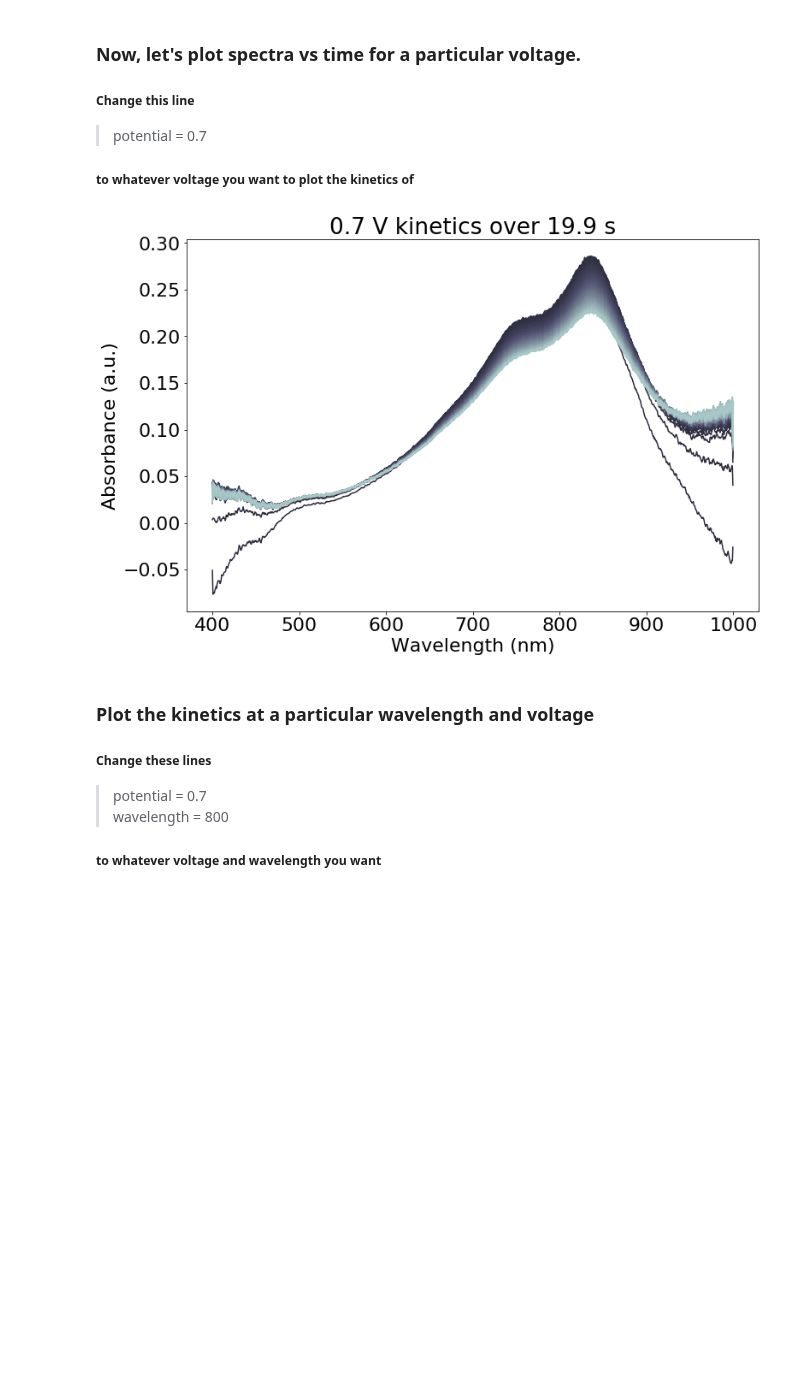
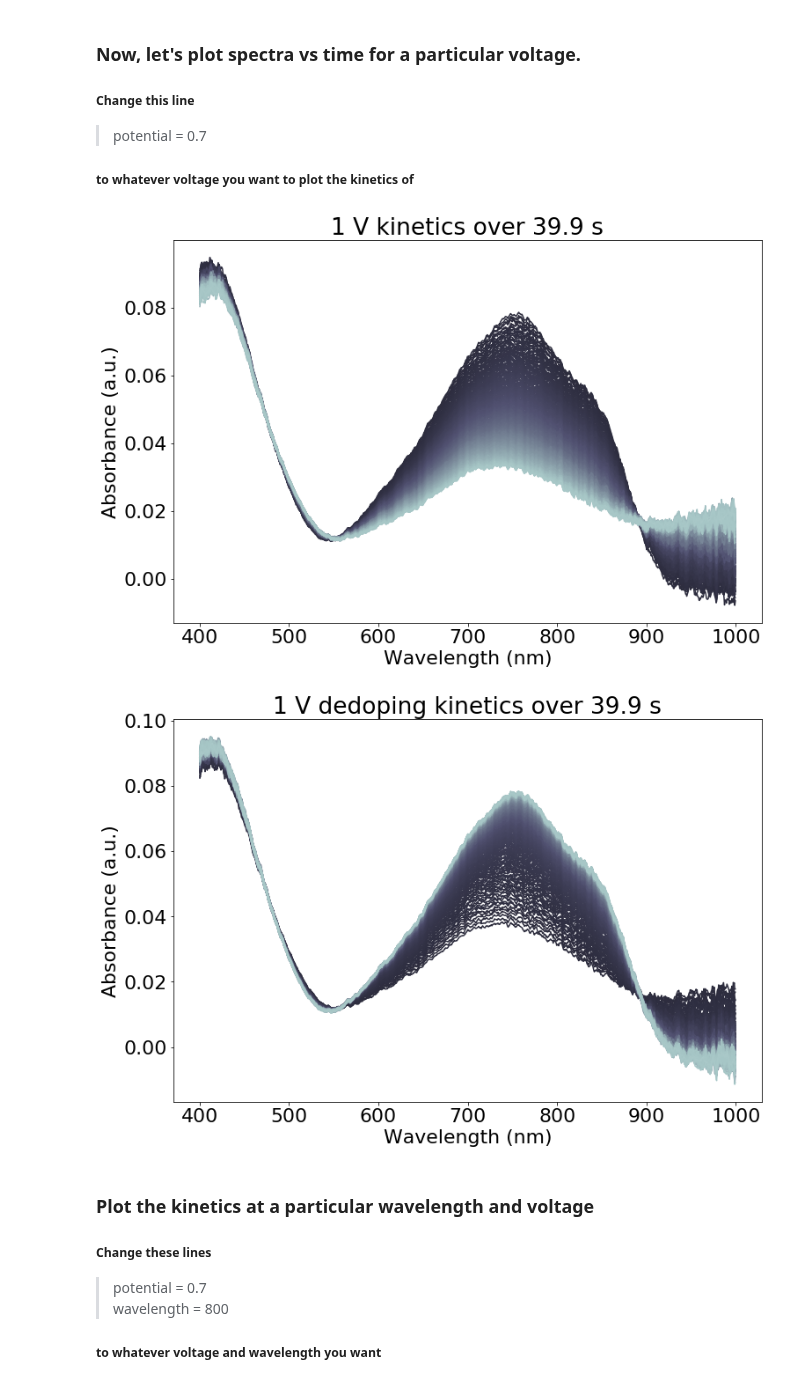
Before and after one commit to rajgiriUW/OECT_processing, a Jupyter notebook: processing_scripts/UV-Vis Notebook.ipynb, the cells around one changed output. Cells and saved outputs as stored; diff of their text form; code cells hidden in the pictures; blank space fills up the shorter version.

```diff
--- a/processing_scripts/UV-Vis Notebook.ipynb
+++ b/processing_scripts/UV-Vis Notebook.ipynb
@@ -22,7 +25,7 @@ plt.rcParams['figure.figsize'] = (16, 8)
 # %%
 # 1) Set up the data path
 # e.g. r'C:\Users\Raj\OneDrive\Documents\Word\uvvis'
-data_path = r'C:\Users\Raj\OneDrive\UW Work\Data\Polymer OECT work\DPP3TEG-1\uvvis\03 - Neat 10 mgmL NaCl'
+data_path = r'C:\Users\Raj\SkyDrive\UW Work\Data\Polymer OECT work\DPP3TEG-1\uvvis\20191119\06 - CB 2-8 20 mgmL KCl (sample 02)\raw'
 
 if data_path == 'COPY_PATH_TO_FOLDER_HERE':
     from oect_load import file_open
@@ -194,36 +218,37 @@ if dedata:
 # %%
 fig, ax = plt.subplots(nrows=1, figsize=(12,8),  facecolor='white')
 
-#potential = 0.7 # Change this to whatever voltage you want to plot
+potential = 1 # Change this to whatever voltage you want to plot
 
 endtime = data.spectra_vs_time[potential].columns[-1]
 cm = np.linspace(0.2,0.75,len(data.spectra_vs_time[potential].columns))
 for i,cl in zip(data.spectra_vs_time[potential], cm):
     ax.plot(data.spectra_vs_time[potential][i], color=plt.cm.bone(cl*1))
 
 ax.set_xlabel('Wavelength (nm)')
 ax.set_ylabel('Absorbance (a.u.)')
 ax.set_title(str(potential) +' V kinetics over ' + str(endtime) + ' s')
 
 plt.savefig(path + r'\\' + 'Kinetics at '+str(potential) +' V over ' + str(endtime) + ' s'+filenamestring+'.jpg')
 
 if dedata:
     fig, ax = plt.subplots(nrows=1, figsize=(12,8),  facecolor='white')
 
     #potential = 0.7 # Change this to whatever voltage you want to plot
 
     endtime = dedata.spectra_vs_time[potential].columns[-1]
     cm = np.linspace(0.2,0.75,len(data.spectra_vs_time[potential].columns))
     for i,cl in zip(dedata.spectra_vs_time[potential], cm):
         ax.plot(dedata.spectra_vs_time[potential][i], color=plt.cm.bone(cl*1))
 
     ax.set_xlabel('Wavelength (nm)')
     ax.set_ylabel('Absorbance (a.u.)')
     ax.set_title(str(potential) +' V dedoping kinetics over ' + str(endtime) + ' s')
 
     plt.savefig(path + r'\\' + 'Dedoping Kinetics at '+str(potential) +' V over ' + str(endtime) + ' s'+filenamestring+'.jpg')
 # %% [output]
-[figure, old version]
+[figure, new version]
+[figure, added]
 # %% [markdown]
 ### Plot the kinetics at a particular wavelength and voltage
 
```
Also changed, not shown: parts of 5 cells of this notebook, 2 other files.
